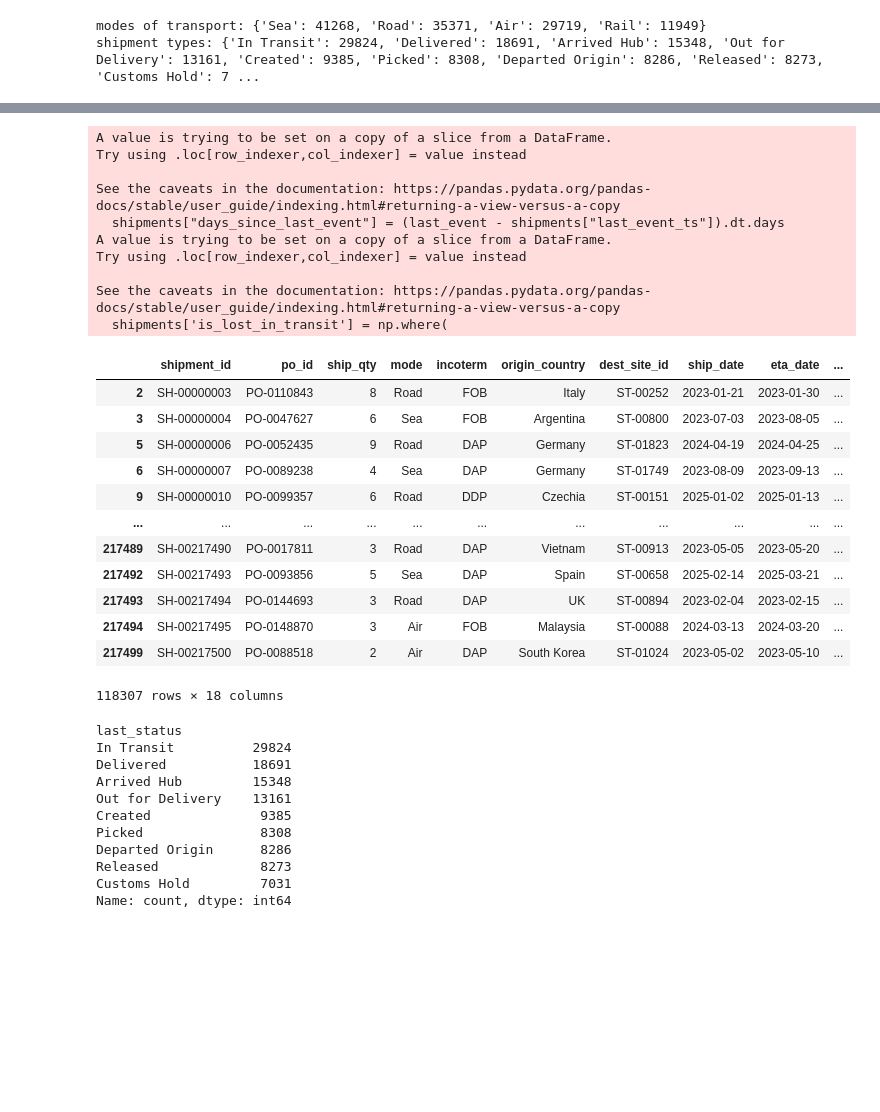
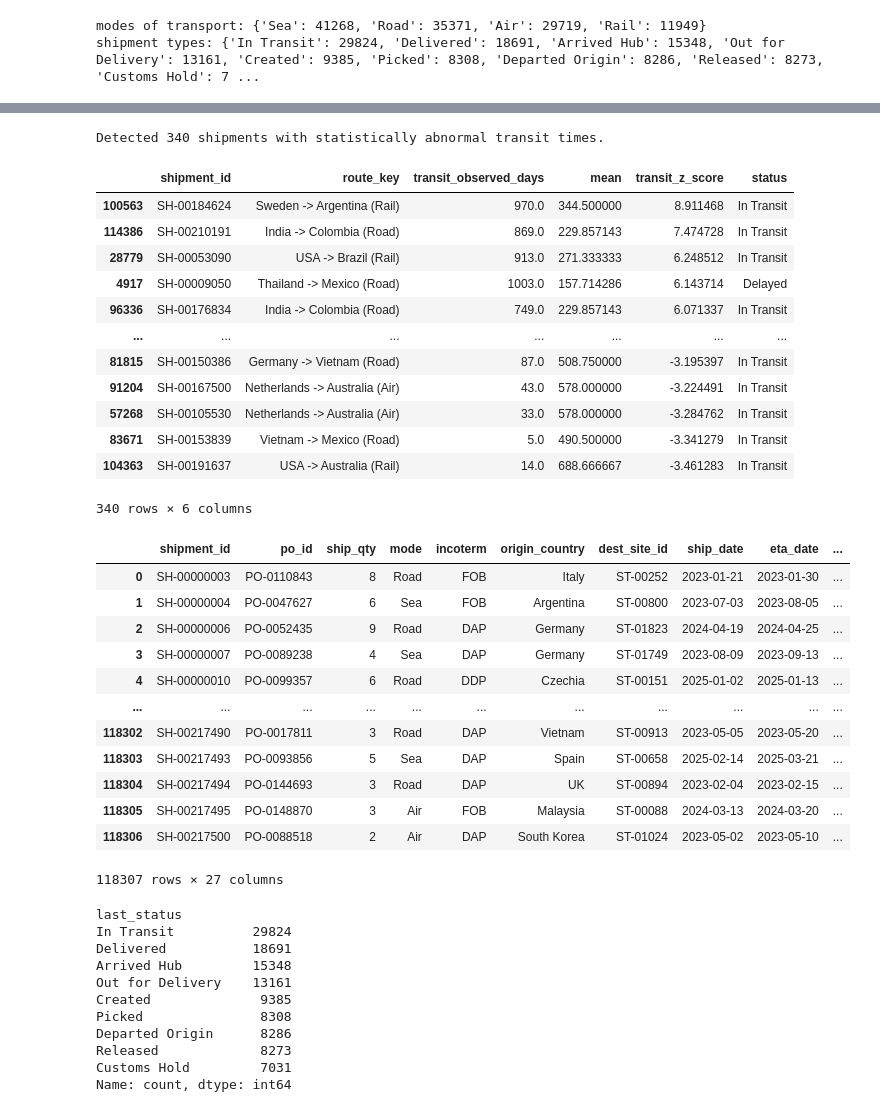
Before and after one commit to miskibin/task, a Jupyter notebook: research/abnormal_shippement_times.ipynb, the cells around one changed output, grey strips where cells are left out. Drawn from its saved outputs; the diff is of its cells as text; code cells hidden in the pictures; blank space fills up the shorter version.

```diff
--- a/research/abnormal_shippement_times.ipynb
+++ b/research/abnormal_shippement_times.ipynb
@@ -158,3 +183,46 @@ shipment types: {'In Transit': 29824, 'Delivered': 18691, 'Arrived Hub': 15348,
+# %%
+# 1. Create a Route Key
+shipments['route_key'] = shipments['origin_country'] + " -> " + shipments['dest_site_country'] + " (" + shipments['mode'] + ")"
+
+# 2. Calculate Mean and Std Dev per Route for COMPLETED shipments only
+completed_mask = shipments['status'] == 'Delivered'
+route_stats = shipments[completed_mask].groupby('route_key')['transit_observed_days'].agg(['mean', 'std', 'count']).reset_index()
+
+# Filter for routes with enough data to be statistically significant
+route_stats = route_stats[route_stats['count'] > 5]
+
+# 3. Merge back to main dataframe
+shipments = shipments.merge(route_stats, on='route_key', how='left', suffixes=('', '_route'))
+
+# 4. Calculate Z-Score
+# (Actual Time - Route Mean) / Route Std Dev
+shipments['transit_z_score'] = (shipments['transit_observed_days'] - shipments['mean']) / shipments['std']
+
+# 5. Flag Anomalies
+# Z > 3 means it took 3 standard deviations longer than normal (Statistical Outlier)
+# Z < -2 might imply data quality issues (teleporting cargo)
+abnormal_time_mask = (shipments['transit_z_score'] > 3) | (shipments['transit_z_score'] < -3)
+
+print(f"Detected {abnormal_time_mask.sum()} shipments with statistically abnormal transit times.")
+
+# Visualize the worst offenders
+outliers = shipments[abnormal_time_mask].sort_values('transit_z_score', ascending=False)
+outliers[['shipment_id', 'route_key', 'transit_observed_days', 'mean', 'transit_z_score', 'status']]
+# %% [output]
+Detected 340 shipments with statistically abnormal transit times.
+|  | shipment_id | route_key | transit_observed_days | mean | transit_z_score | status |
+| 100563 | SH-00184624 | Sweden -> Argentina (Rail) | 970.0 | 344.500000 | 8.911468 | In Transit |
+| 114386 | SH-00210191 | India -> Colombia (Road) | 869.0 | 229.857143 | 7.474728 | In Transit |
+| 28779 | SH-00053090 | USA -> Brazil (Rail) | 913.0 | 271.333333 | 6.248512 | In Transit |
+| 4917 | SH-00009050 | Thailand -> Mexico (Road) | 1003.0 | 157.714286 | 6.143714 | Delayed |
+| 96336 | SH-00176834 | India -> Colombia (Road) | 749.0 | 229.857143 | 6.071337 | In Transit |
+| ... | ... | ... | ... | ... | ... | ... |
+| 81815 | SH-00150386 | Germany -> Vietnam (Road) | 87.0 | 508.750000 | -3.195397 | In Transit |
+| 91204 | SH-00167500 | Netherlands -> Australia (Air) | 43.0 | 578.000000 | -3.224491 | In Transit |
+| 57268 | SH-00105530 | Netherlands -> Australia (Air) | 33.0 | 578.000000 | -3.284762 | In Transit |
+| 83671 | SH-00153839 | Vietnam -> Mexico (Road) | 5.0 | 490.500000 | -3.341279 | In Transit |
+| 104363 | SH-00191637 | USA -> Australia (Rail) | 14.0 | 688.666667 | -3.461283 | In Transit |
+340 rows × 6 columns
 # %%
 last_event = shipments['last_event_ts'].max()
 shipments["days_since_last_event"] = (last_event - shipments["last_event_ts"]).dt.days
@@ -194,29 +262,19 @@ shipments['is_lost_in_transit'] = np.where(
 )
 shipments
 # %% [output]
+|  | shipment_id | po_id | ship_qty | mode | incoterm | origin_country | dest_site_id | ship_date | eta_date | ... |
+| 0 | SH-00000003 | PO-0110843 | 8 | Road | FOB | Italy | ST-00252 | 2023-01-21 | 2023-01-30 | ... |
+| 1 | SH-00000004 | PO-0047627 | 6 | Sea | FOB | Argentina | ST-00800 | 2023-07-03 | 2023-08-05 | ... |
+| 2 | SH-00000006 | PO-0052435 | 9 | Road | DAP | Germany | ST-01823 | 2024-04-19 | 2024-04-25 | ... |
+| 3 | SH-00000007 | PO-0089238 | 4 | Sea | DAP | Germany | ST-01749 | 2023-08-09 | 2023-09-13 | ... |
+| 4 | SH-00000010 | PO-0099357 | 6 | Road | DDP | Czechia | ST-00151 | 2025-01-02 | 2025-01-13 | ... |
+| ... | ... | ... | ... | ... | ... | ... | ... | ... | ... | ... |
+| 118302 | SH-00217490 | PO-0017811 | 3 | Road | DAP | Vietnam | ST-00913 | 2023-05-05 | 2023-05-20 | ... |
+| 118303 | SH-00217493 | PO-0093856 | 5 | Sea | DAP | Spain | ST-00658 | 2025-02-14 | 2025-03-21 | ... |
+| 118304 | SH-00217494 | PO-0144693 | 3 | Road | DAP | UK | ST-00894 | 2023-02-04 | 2023-02-15 | ... |
+| 118305 | SH-00217495 | PO-0148870 | 3 | Air | FOB | Malaysia | ST-00088 | 2024-03-13 | 2024-03-20 | ... |
+| 118306 | SH-00217500 | PO-0088518 | 2 | Air | DAP | South Korea | ST-01024 | 2023-05-02 | 2023-05-10 | ... |
-A value is trying to be set on a copy of a slice from a DataFrame.
-Try using .loc[row_indexer,col_indexer] = value instead
-
-See the caveats in the documentation: https://pandas.pydata.org/pandas-docs/stable/user_guide/indexing.html#returning-a-view-versus-a-copy
-  shipments["days_since_last_event"] = (last_event - shipments["last_event_ts"]).dt.days
-A value is trying to be set on a copy of a slice from a DataFrame.
-Try using .loc[row_indexer,col_indexer] = value instead
-
-See the caveats in the documentation: https://pandas.pydata.org/pandas-docs/stable/user_guide/indexing.html#returning-a-view-versus-a-copy
-  shipments['is_lost_in_transit'] = np.where(
+118307 rows × 27 columns
-|  | shipment_id | po_id | ship_qty | mode | incoterm | origin_country | dest_site_id | ship_date | eta_date | ... |
-| 2 | SH-00000003 | PO-0110843 | 8 | Road | FOB | Italy | ST-00252 | 2023-01-21 | 2023-01-30 | ... |
-| 3 | SH-00000004 | PO-0047627 | 6 | Sea | FOB | Argentina | ST-00800 | 2023-07-03 | 2023-08-05 | ... |
-| 5 | SH-00000006 | PO-0052435 | 9 | Road | DAP | Germany | ST-01823 | 2024-04-19 | 2024-04-25 | ... |
-| 6 | SH-00000007 | PO-0089238 | 4 | Sea | DAP | Germany | ST-01749 | 2023-08-09 | 2023-09-13 | ... |
-| 9 | SH-00000010 | PO-0099357 | 6 | Road | DDP | Czechia | ST-00151 | 2025-01-02 | 2025-01-13 | ... |
-| ... | ... | ... | ... | ... | ... | ... | ... | ... | ... | ... |
-| 217489 | SH-00217490 | PO-0017811 | 3 | Road | DAP | Vietnam | ST-00913 | 2023-05-05 | 2023-05-20 | ... |
-| 217492 | SH-00217493 | PO-0093856 | 5 | Sea | DAP | Spain | ST-00658 | 2025-02-14 | 2025-03-21 | ... |
-| 217493 | SH-00217494 | PO-0144693 | 3 | Road | DAP | UK | ST-00894 | 2023-02-04 | 2023-02-15 | ... |
-| 217494 | SH-00217495 | PO-0148870 | 3 | Air | FOB | Malaysia | ST-00088 | 2024-03-13 | 2024-03-20 | ... |
-| 217499 | SH-00217500 | PO-0088518 | 2 | Air | DAP | South Korea | ST-01024 | 2023-05-02 | 2023-05-10 | ... |
-118307 rows × 18 columns
 # %%
 statuses = shipments['last_status'].value_counts()
 statuses
```
Also changed, not shown: parts of 9 cells of this notebook, 1 other file.
